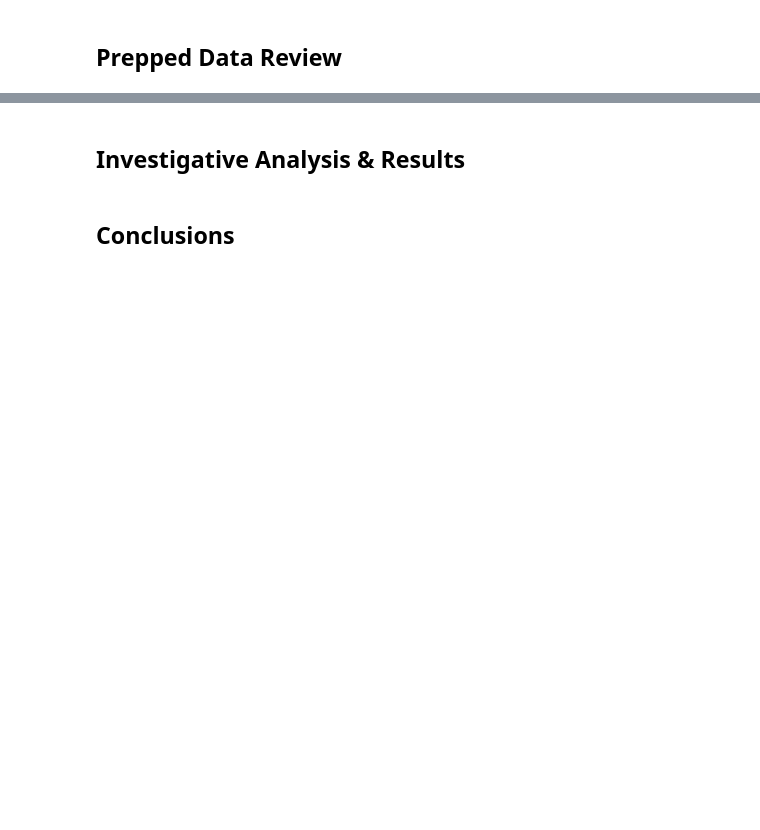
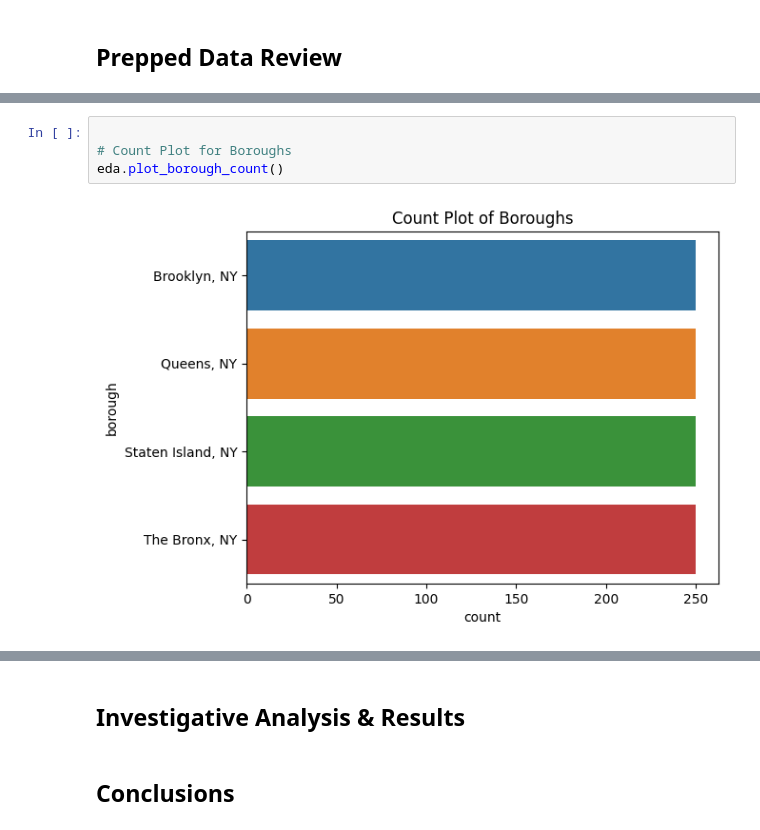
Before and after one commit to benbesthof/goodrestaurants, a Jupyter notebook: src/restaurant_analysis/restaurant_analysis.ipynb, the cells around one changed output, grey strips where cells are left out. Drawn from its saved outputs; the diff is of its cells as text; blank space fills up the shorter version.

```diff
--- a/src/restaurant_analysis/restaurant_analysis.ipynb
+++ b/src/restaurant_analysis/restaurant_analysis.ipynb
@@ -202,0 +291,6 @@ Data Shape: (1000, 7)
+# %%
+
+# Count Plot for Boroughs
+eda.plot_borough_count()
+# %% [output]
+[figure, added]
```
Also changed, not shown: parts of 12 cells of this notebook, 2 other files.
